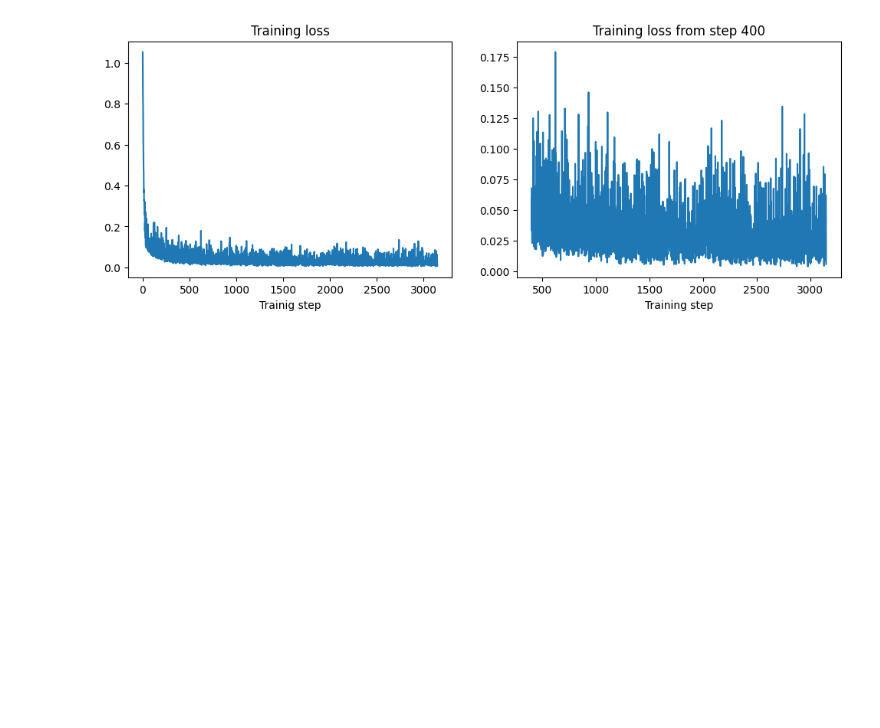
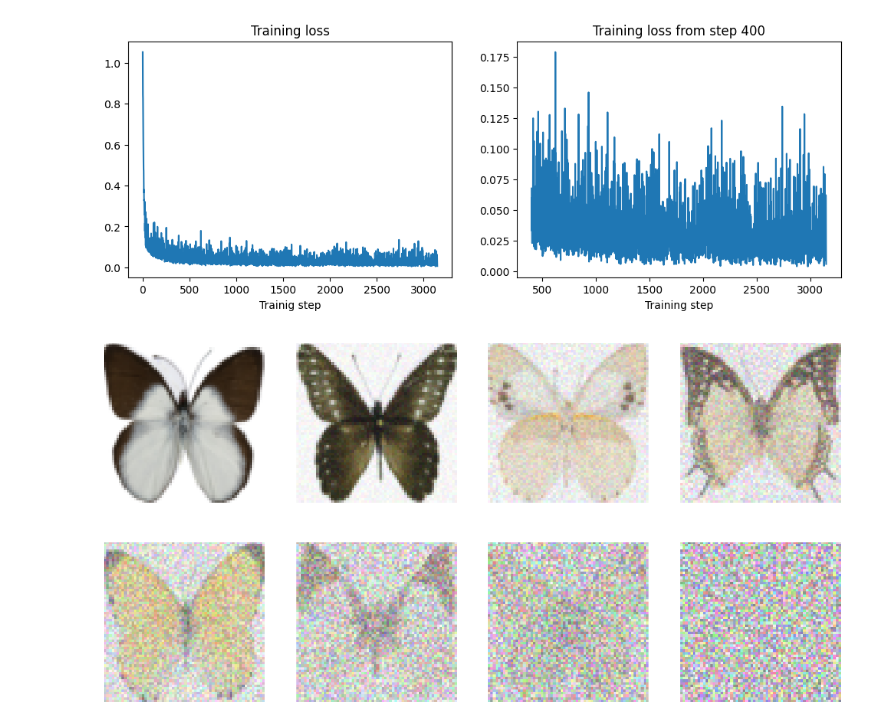
Before and after one commit to hyakuroume/Generative_AI, a Jupyter notebook: 04_diffusion_model.ipynb, the cells around one changed output. Saved outputs shown, nothing was run; the diff lists cells and outputs as text; code cells hidden in the pictures; blank space fills up the shorter version.

```diff
--- a/04_diffusion_model.ipynb
+++ b/04_diffusion_model.ipynb
@@ -246,3 +246,21 @@ plt.title("Training loss from step 400")
 plt.xlabel("Training step");
 # %% [output]
 [figure]
+# %%
+x = next(iter(train_dataloader))["images"][:8]
+noise = torch.rand_like(x)
+# %%
+def corrupt(x, noise, amount):
+    # amountが元のデータに適合するように形状を変更する
+    amount = amount.view(-1, 1, 1, 1)
+
+    # 指定したamountに基づき、元データとノイズを統合する
+    return(
+        x * (1 - amount) + noise* amount
+    )
+# %%
+amount = torch.linspace(0, 1, 8)
+noised_x = corrupt(x, noise, amount)
+show_images(noised_x * 0.5 + 0.5)
+# %% [output]
+[figure, added]
```
Also changed, not shown: parts of 4 cells of this notebook.
